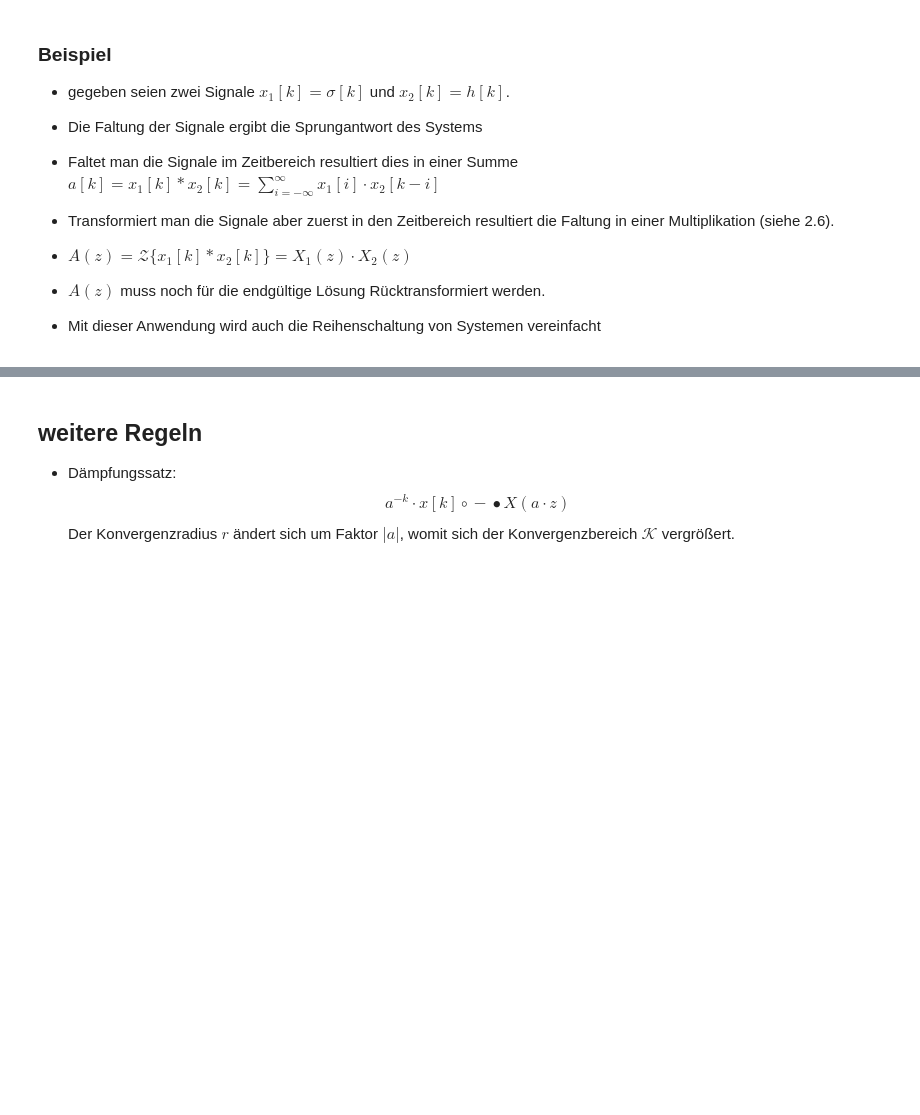
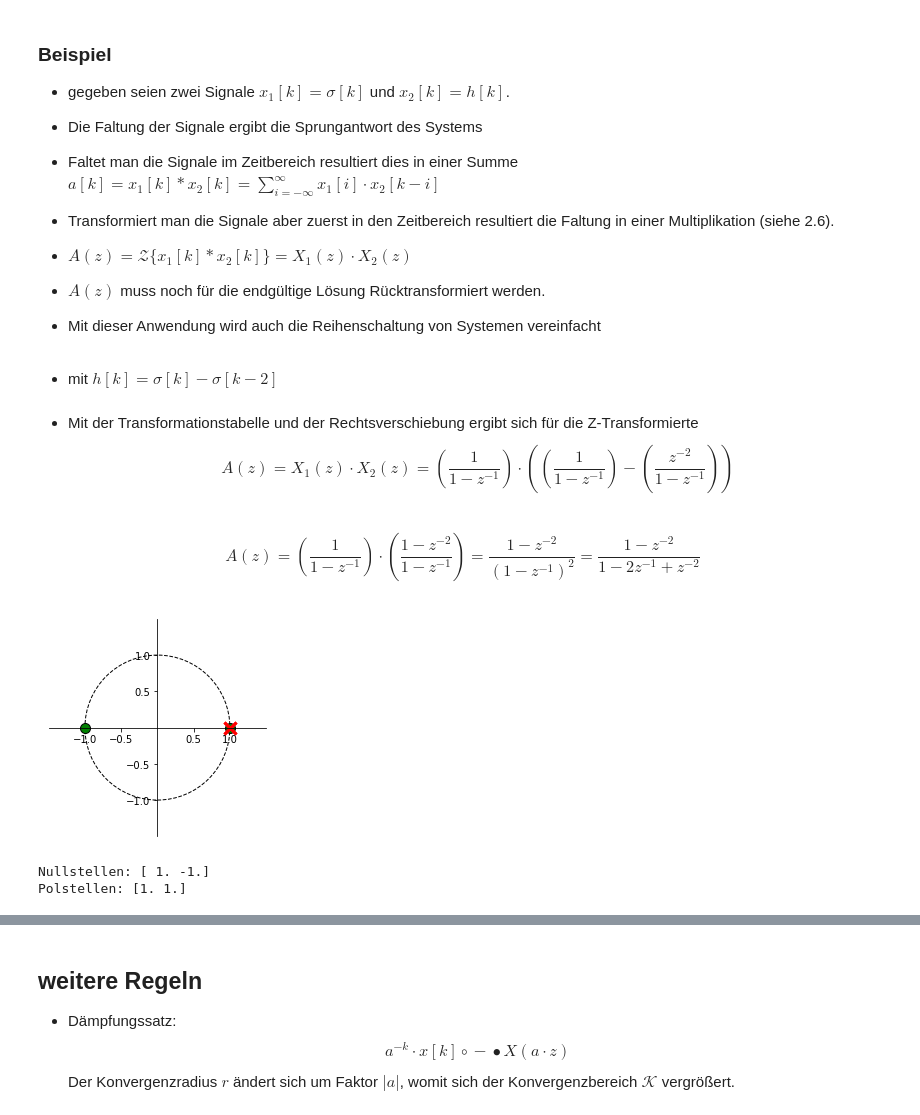
Before and after one commit to DooomiT/Signale-und-Systeme-Projektaufgabe, a Jupyter notebook: Z-Transformation.ipynb, the cells around one changed output, grey strips where cells are left out. Cells and saved outputs as stored; diff of their text form; code cells hidden in the pictures; blank space fills up the shorter version.

```diff
--- a/Z-Transformation.ipynb
+++ b/Z-Transformation.ipynb
@@ -478,3 +498,21 @@ $$\mathcal{Z} \{x_1[k] * x_2[k]\} = X_1(z) \cdot X_2(z)\textrm{  (2.6)}$$
 - $A(z)$ muss noch für die endgültige Lösung Rücktransformiert werden.
 
 - Mit dieser Anwendung wird auch die Reihenschaltung von Systemen vereinfacht
+# %% [markdown]
+* mit $h[k] =  \sigma[k] - \sigma[k-2]$
+# %% [markdown]
+* Mit der Transformationstabelle und der Rechtsverschiebung ergibt sich für die Z-Transformierte
+$$A(z) = X_1(z) \cdot X_2(z) = (\frac{1}{1-z^{-1}}) \cdot ((\frac{1}{1-z^{-1}}) - (\frac{z^{-2}}{1-z^{-1}}))$$
+# %% [markdown]
+$$ A(z) = (\frac{1}{1-z^{-1}}) \cdot (\frac{1-z^{-2}}{1-z^{-1}}) = \frac{1-z^{-2}}{(1-z^{-1})^2} = \frac{1-z^{-2}}{1-2z^{-1} + z^{-2}} $$
+# %%
+%matplotlib inline
+b = np.array([1, 0, -1])
+a = np.array([1, -2, 1])
+z,p,a = zplane(b,a)
+print(f"Nullstellen: {z}")
+print(f"Polstellen: {p}")
+# %% [output]
+[figure, added]
+Nullstellen: [ 1. -1.]
+Polstellen: [1. 1.]
```
Also changed, not shown: parts of 20 cells of this notebook, 17 other files.
